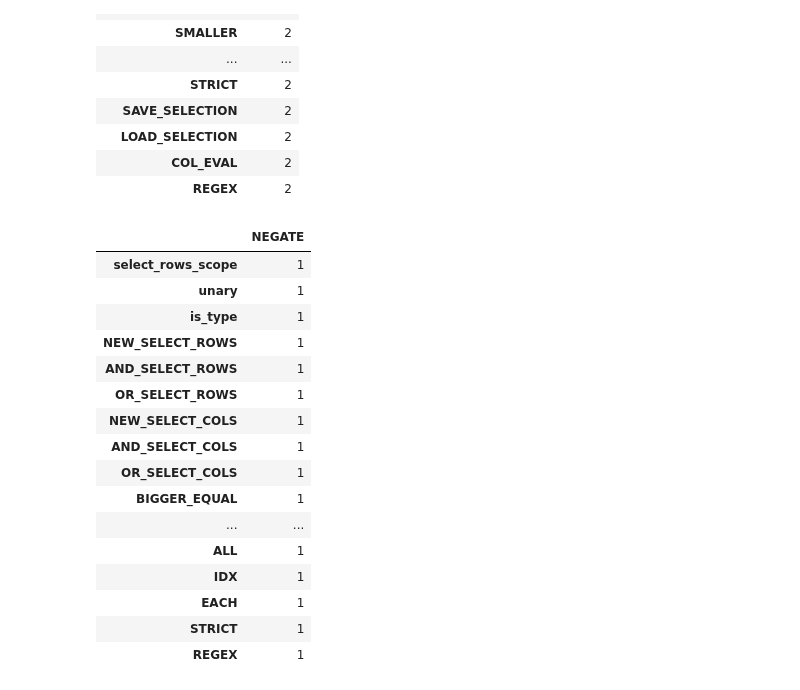
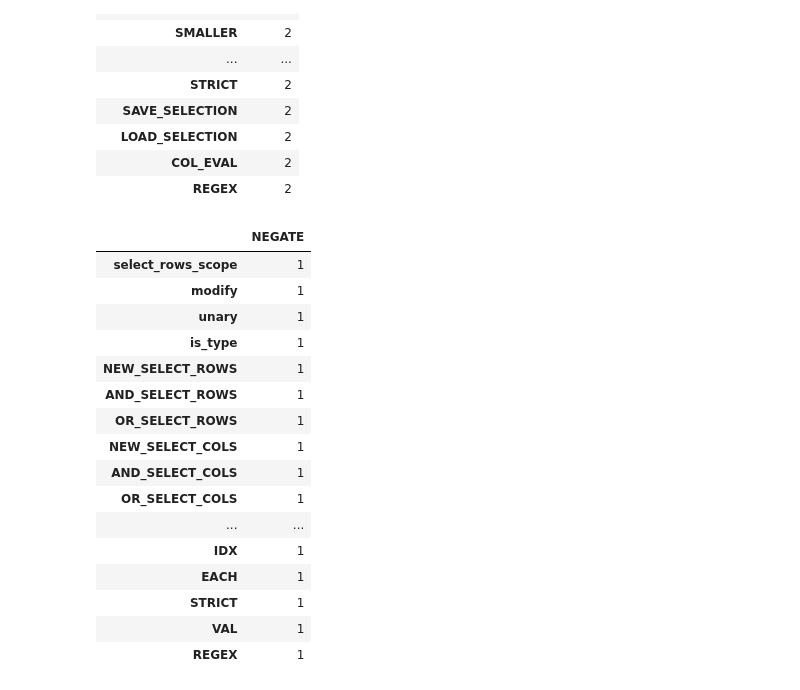
Before and after one commit to MartinVoelkl94/qplib_dev, a Jupyter notebook: interactive_demo.ipynb, the cells around one changed output. Drawn from its saved outputs; the diff is of its cells as text; code cells hidden in the pictures.

```diff
--- a/interactive_demo.ipynb
+++ b/interactive_demo.ipynb
@@ -843,10 +912,11 @@ defs.q('select  %%2')
 # %%
 #a value of 1 means that 2 traits or symbols are compatible with each other.
 #eg: the following symbols can be used with the negation flag:
-defs.q('NEGATE  %%1')
+defs.q(r'NEGATE  %%1')
 # %% [output]
 |  | NEGATE |
 | select_rows_scope | 1 |
+| modify | 1 |
 | unary | 1 |
 | is_type | 1 |
 | NEW_SELECT_ROWS | 1 |
@@ -855,10 +925,9 @@ defs.q('NEGATE  %%1')
 | NEW_SELECT_COLS | 1 |
 | AND_SELECT_COLS | 1 |
 | OR_SELECT_COLS | 1 |
-| BIGGER_EQUAL | 1 |
 | ... | ... |
-| ALL | 1 |
 | IDX | 1 |
 | EACH | 1 |
 | STRICT | 1 |
+| VAL | 1 |
 | REGEX | 1 |
```
Also changed, not shown: parts of 26 cells of this notebook, 1 other file.
